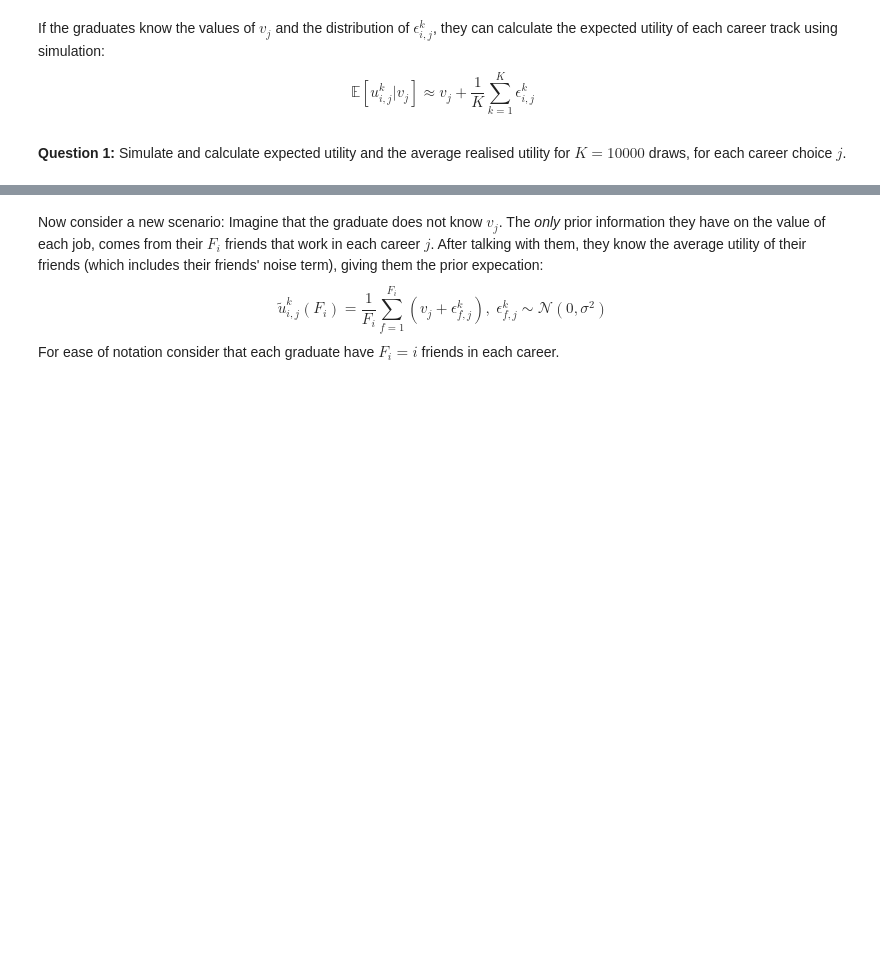
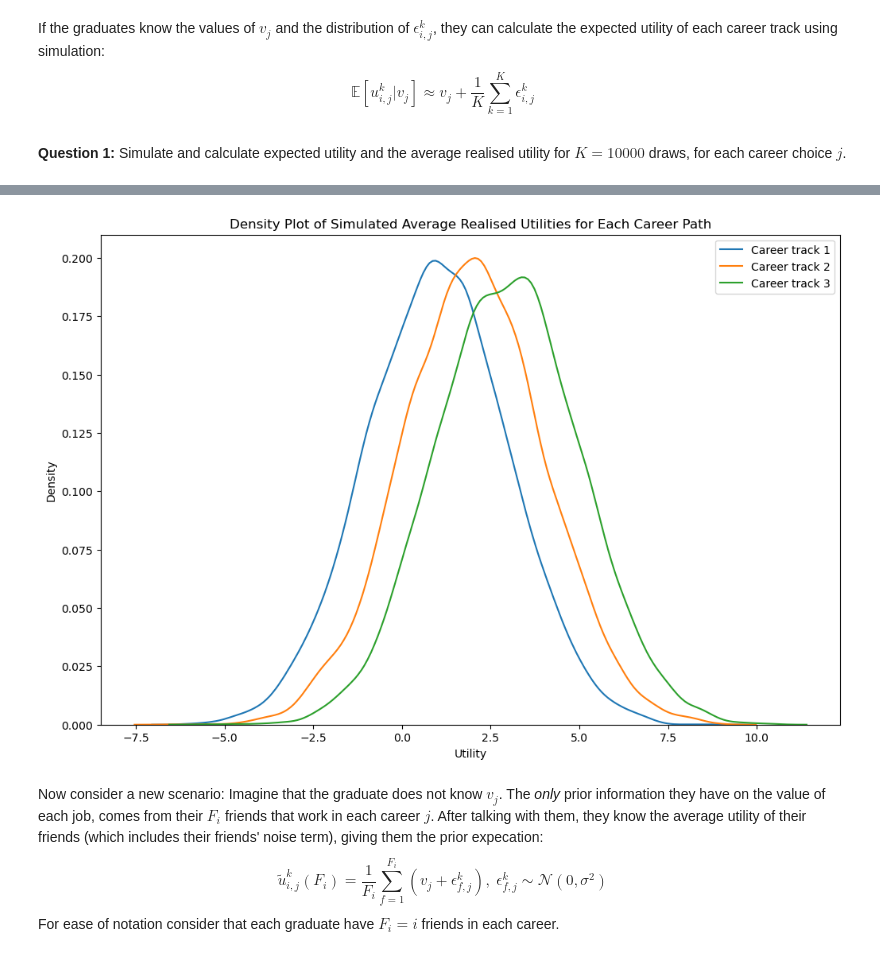
Before and after one commit to NumEconCopenhagen/projects-2024-josh-joshua-and-lyonell, a Jupyter notebook: Exam/Joshua_attempt/exam_2024.ipynb, the cells around one changed output, grey strips where cells are left out. Saved outputs shown, nothing was run; the diff lists cells and outputs as text; code cells hidden in the pictures; blank space fills up the shorter version.

```diff
--- a/Exam/Joshua_attempt/exam_2024.ipynb
+++ b/Exam/Joshua_attempt/exam_2024.ipynb
@@ -162,0 +164,21 @@ par.c = 1
+# %%
+# begin by setting the seed and drawing from random normal
+np.random.seed(1984)
+eps = np.random.normal(0,par.sigma,par.K)
+
+# Simulate and calculate expected utility and average realized utility
+expected_utility = np.zeros(par.J)
+realized_utility = np.zeros(par.J)
+
+for j in range(par.J):
+    eps = np.random.normal(0, par.sigma, par.K)
+    u_kij = par.v[j] + eps
+    expected_utility[j] = np.mean(u_kij)
+    realized_utility[j] = np.mean(u_kij)
+
+# Display the results
+for j in range(par.J):
+    print(f"Career track {j+1}:")
+    print(f"  Analytical expected utility: {par.v[j]:.4f}")
+    print(f"  Simulated Expected Utility: {expected_utility[j]:.4f}")
+    print(f"  Simulated Average Realised Utility: {realized_utility[j]:.4f}")
@@ -163,3 +202,26 @@ par.c = 1
+# %%
+# Plot density plots for each career path
+# Simulate utilities
+utilities = []
+
+for j in range(par.J):
+    eps = np.random.normal(0, par.sigma, par.K)
+    u_kij = par.v[j] + eps
+    utilities.append(u_kij)
+
+# Plot density plots for each career path
+plt.figure(figsize=(12, 8))
+
+for j in range(par.J):
+    sns.kdeplot(utilities[j], label=f'Career track {j+1}')
+
+plt.title('Density Plot of Simulated Average Realised Utilities for Each Career Path')
+plt.xlabel('Utility')
+plt.ylabel('Density')
+plt.legend()
+plt.show()
+# %% [output]
+[figure, added]
 # %% [markdown]
 Now consider a new scenario: Imagine that the graduate does not know $v_j$. The *only* prior information they have on the value of each job, comes from their $F_{i}$ friends that work in each career $j$. After talking with them, they know the average utility of their friends (which includes their friends' noise term), giving them the prior expecation: <br>
 $$
```
Also changed, not shown: parts of 4 cells of this notebook.
